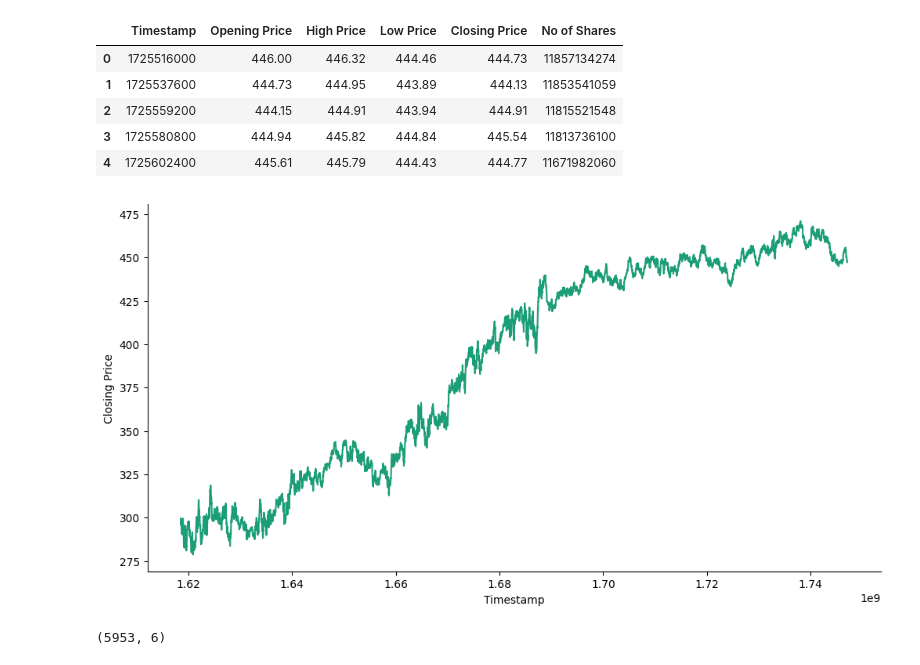
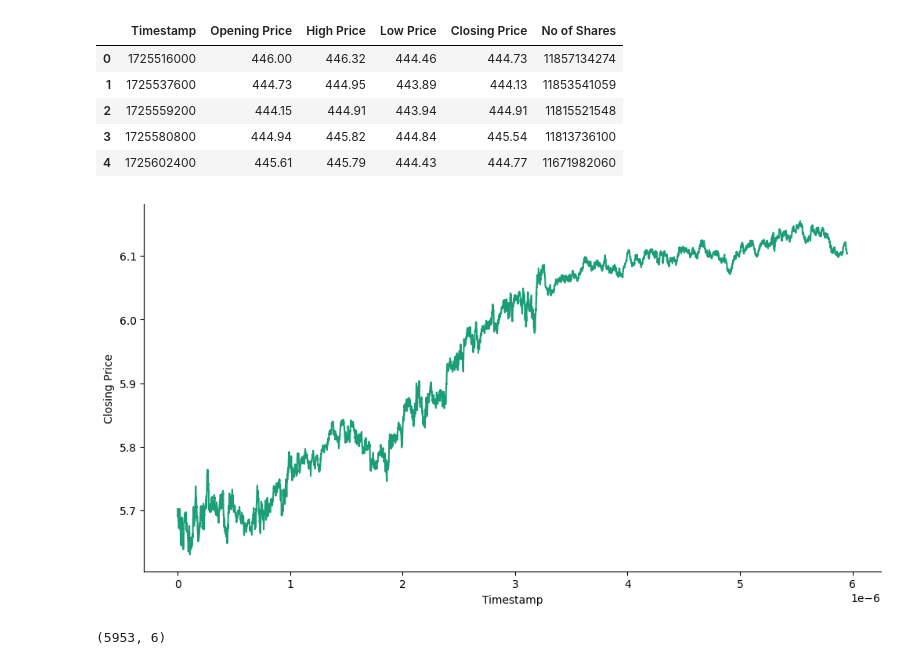
Before and after one commit to ibixina/ML, a Jupyter notebook: torn_stocks_analysis.ipynb, the cells around one changed output. Cells and saved outputs as stored; diff of their text form; code cells hidden in the pictures.

```diff
--- a/torn_stocks_analysis.ipynb
+++ b/torn_stocks_analysis.ipynb
@@ -17,23 +17,36 @@ stockData.head()
 # %%
 # @title Timestamp vs Closing Price
 
 from matplotlib import pyplot as plt
 import seaborn as sns
 def _plot_series(series, series_name, series_index=0):
-  palette = list(sns.palettes.mpl_palette('Dark2'))
-  xs = series['Timestamp']
-  ys = series['Closing Price']
+    palette = list(sns.color_palette('Dark2'))
 
-  plt.plot(xs, ys, label=series_name, color=palette[series_index % len(palette)])
+    # convert timestamps to seconds since start
+    t = series['Timestamp'].astype(np.int64) / 1e9
+    t = t - t.min()
+
+    # convert to number of 6-hour intervals
+    interval_seconds = 6 * 3600
+    t_intervals = t / interval_seconds
+
+    ys = series['Closing Price']
+    log_ys = np.log(ys)
+
+    # subtract expected log-growth
+    r = np.log(1.10) / 1461  # per-interval log-growth
+    detrended = log_ys - t_intervals * r
+
+    plt.plot(t_intervals, detrended, label=series_name, color=palette[series_index % len(palette)])
 
 fig, ax = plt.subplots(figsize=(10, 5.2), layout='constrained')
 df_sorted = stockData.sort_values('Timestamp', ascending=True)
 _plot_series(df_sorted, '')
 sns.despine(fig=fig, ax=ax)
 plt.xlabel('Timestamp')
 _ = plt.ylabel('Closing Price')
 # %% [output]
-[figure, old version]
+[figure, new version]
 # %%
 # only keep unique timestamps
 stockDataCopy = stockData.copy()
```
